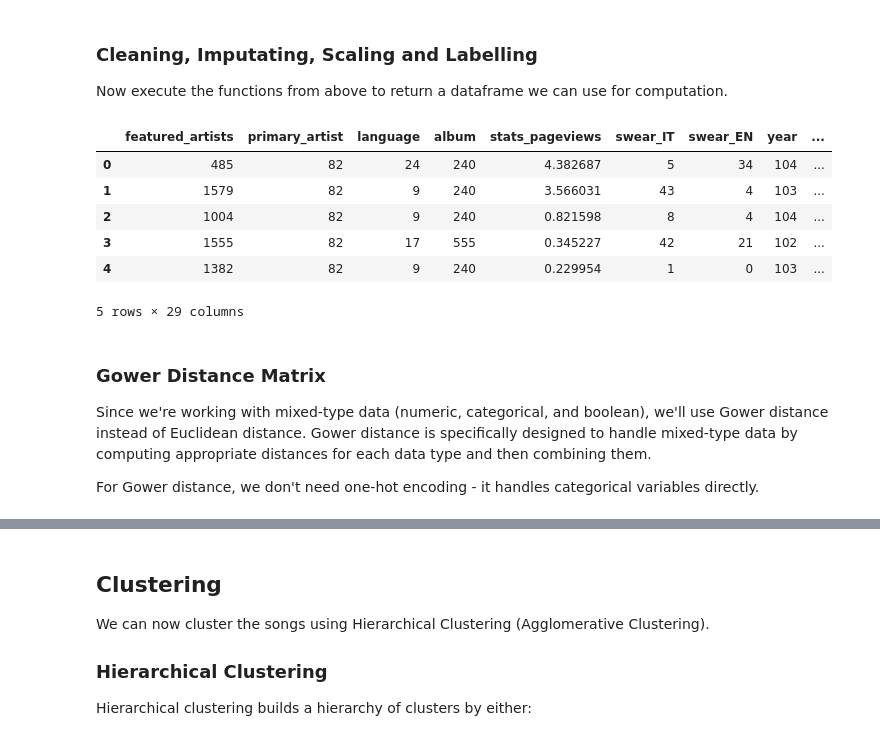
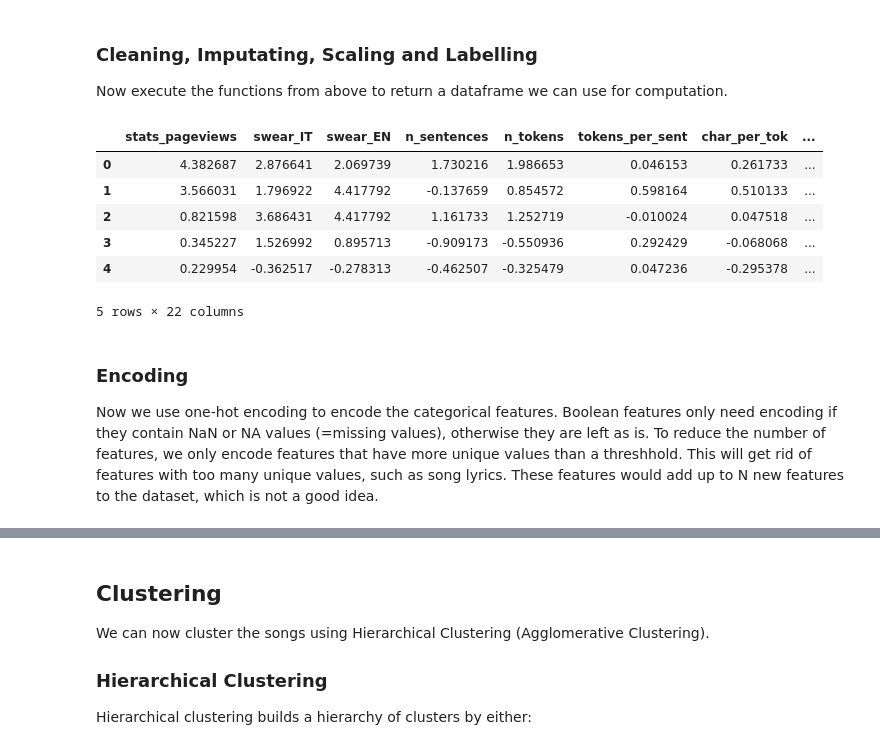
Before and after one commit to jaanisfehling/italian-rap-songs, a Jupyter notebook: clustering/hierarchical.ipynb, the cells around one changed output, grey strips where cells are left out. Cells and saved outputs as stored; diff of their text form; code cells hidden in the pictures.

```diff
--- a/clustering/hierarchical.ipynb
+++ b/clustering/hierarchical.ipynb
@@ -41,22 +42,30 @@ df.head()
 ### Drop Irrelevant Features
 Many columns such as names or unique identifiers are not relevant for clustering. We drop them.
 # %%
-cols_to_drop = ["id",
+drop_cols = [
+    "id",
     "id_artist",
     "name_artist",
     "full_title",
     "title",
+    "swear_IT_words",
+    "swear_EN_words",
     "album_name",
     "album_release_date",
     "id_album",
     "album_image",
     "lyrics",
-    "swear_IT_words",
-    "swear_EN_words",
     "month",
     "day",
     "disc_number",
-    "track_number"
+    "track_number",
+    "album_type",
+    "popularity",
+    "year",
+    "primary_artist",
+    "featured_artists",
+    "album",
 ]
 
-df = df.drop(columns=cols_to_drop)
+df = df.drop(columns=drop_cols)
+df.head()
@@ -164,24 +151,57 @@ Now execute the functions from above to return a dataframe we can use for comput
 # %%
 # Save old dataframe for later
 og_df = df.copy(deep=True)
 
+cat_cols = [
+    "language",
+]
+bool_cols = ["explicit"]
+num_cols = [
+    "stats_pageviews",
+    "n_sentences",
+    "n_tokens",
+    "swear_IT",
+    "swear_EN",
+    "tokens_per_sent",
+    "char_per_tok",
+    "lexical_density",
+    "avg_token_per_clause",
+    "bpm",
+    "centroid",
+    "rolloff",
+    "flux",
+    "rms",
+    "zcr",
+    "flatness",
+    "spectral_complexity",
+    "pitch",
+    "loudness",
+    "duration_ms",
+    "modified_popularity",
+]
+
+# Check we registered all columns
+assert set(cat_cols + bool_cols + num_cols) == set(df.columns)
+
 df = clean(df)
-num_cols, cat_cols, bool_cols = classify_cols(df, bool_cols=True)
 df = imputate_na(df, num_cols, cat_cols, bool_cols)
+
+# Drop the categorical feature since it's only one
+df = df.drop(columns=cat_cols)
+cat_cols = []
+
 df = scale_cols(df, num_cols, cat_cols, bool_cols)
 
 df.head()
 # %% [output]
-|  | featured_artists | primary_artist | language | album | stats_pageviews | swear_IT | swear_EN | year | ... |
-| 0 | 485 | 82 | 24 | 240 | 4.382687 | 5 | 34 | 104 | ... |
-| 1 | 1579 | 82 | 9 | 240 | 3.566031 | 43 | 4 | 103 | ... |
-| 2 | 1004 | 82 | 9 | 240 | 0.821598 | 8 | 4 | 104 | ... |
-| 3 | 1555 | 82 | 17 | 555 | 0.345227 | 42 | 21 | 102 | ... |
-| 4 | 1382 | 82 | 9 | 240 | 0.229954 | 1 | 0 | 103 | ... |
+|  | stats_pageviews | swear_IT | swear_EN | n_sentences | n_tokens | tokens_per_sent | char_per_tok | ... |
+| 0 | 4.382687 | 2.876641 | 2.069739 | 1.730216 | 1.986653 | 0.046153 | 0.261733 | ... |
+| 1 | 3.566031 | 1.796922 | 4.417792 | -0.137659 | 0.854572 | 0.598164 | 0.510133 | ... |
+| 2 | 0.821598 | 3.686431 | 4.417792 | 1.161733 | 1.252719 | -0.010024 | 0.047518 | ... |
+| 3 | 0.345227 | 1.526992 | 0.895713 | -0.909173 | -0.550936 | 0.292429 | -0.068068 | ... |
+| 4 | 0.229954 | -0.362517 | -0.278313 | -0.462507 | -0.325479 | 0.047236 | -0.295378 | ... |
-5 rows × 29 columns
+5 rows × 22 columns
 # %% [markdown]
-### Gower Distance Matrix
-Since we're working with mixed-type data (numeric, categorical, and boolean), we'll use Gower distance instead of Euclidean distance. Gower distance is specifically designed to handle mixed-type data by computing appropriate distances for each data type and then combining them.
-
-For Gower distance, we don't need one-hot encoding - it handles categorical variables directly.
+### Encoding
+Now we use one-hot encoding to encode the categorical features. Boolean features only need encoding if they contain NaN or NA values (=missing values), otherwise they are left as is. To reduce the number of features, we only encode features that have more unique values than a threshhold. This will get rid of features with too many unique values, such as song lyrics. These features would add up to N new features to the dataset, which is not a good idea.
 # %%
```
Also changed, not shown: parts of 9 cells of this notebook, 2 other files.
